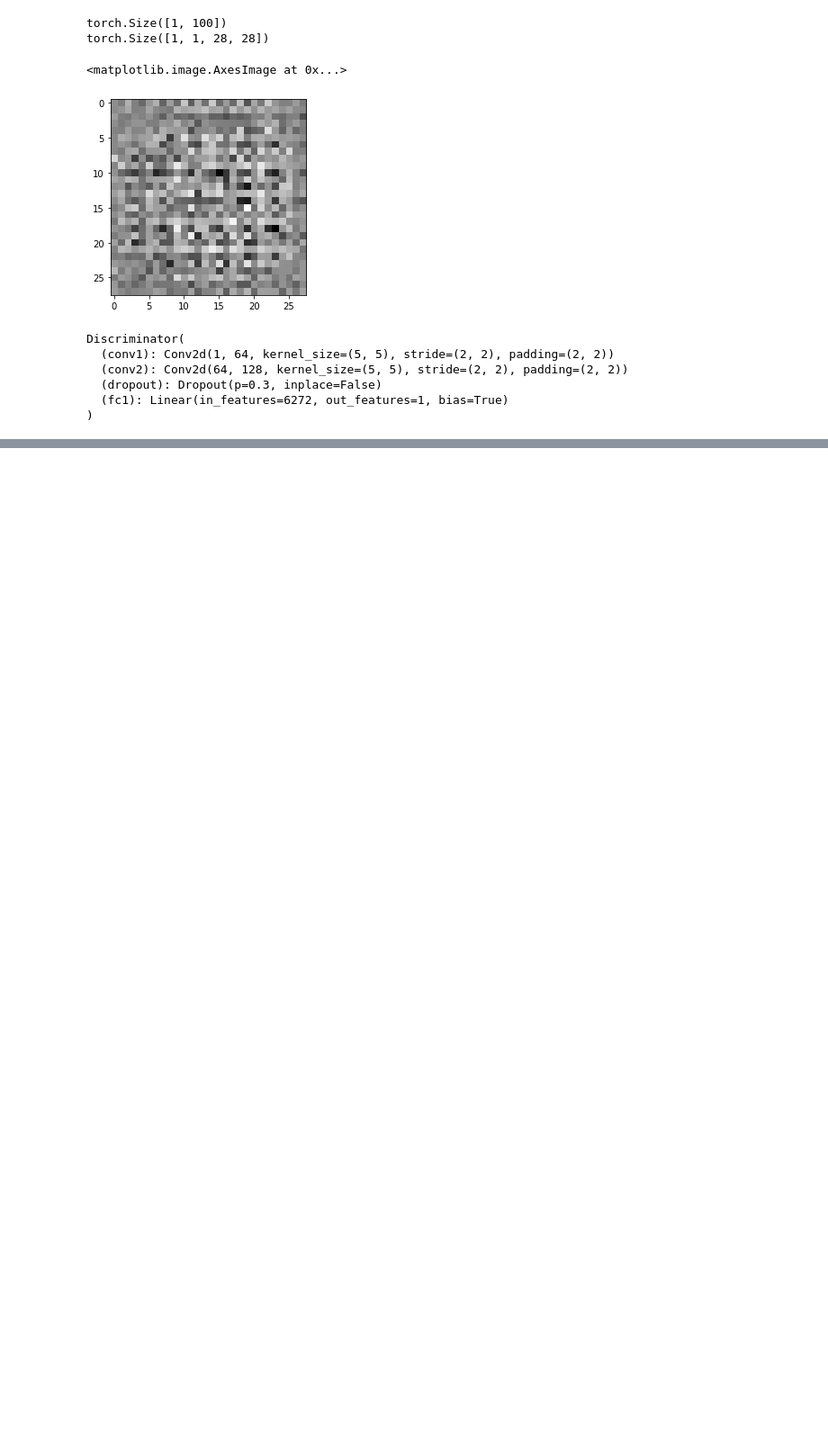
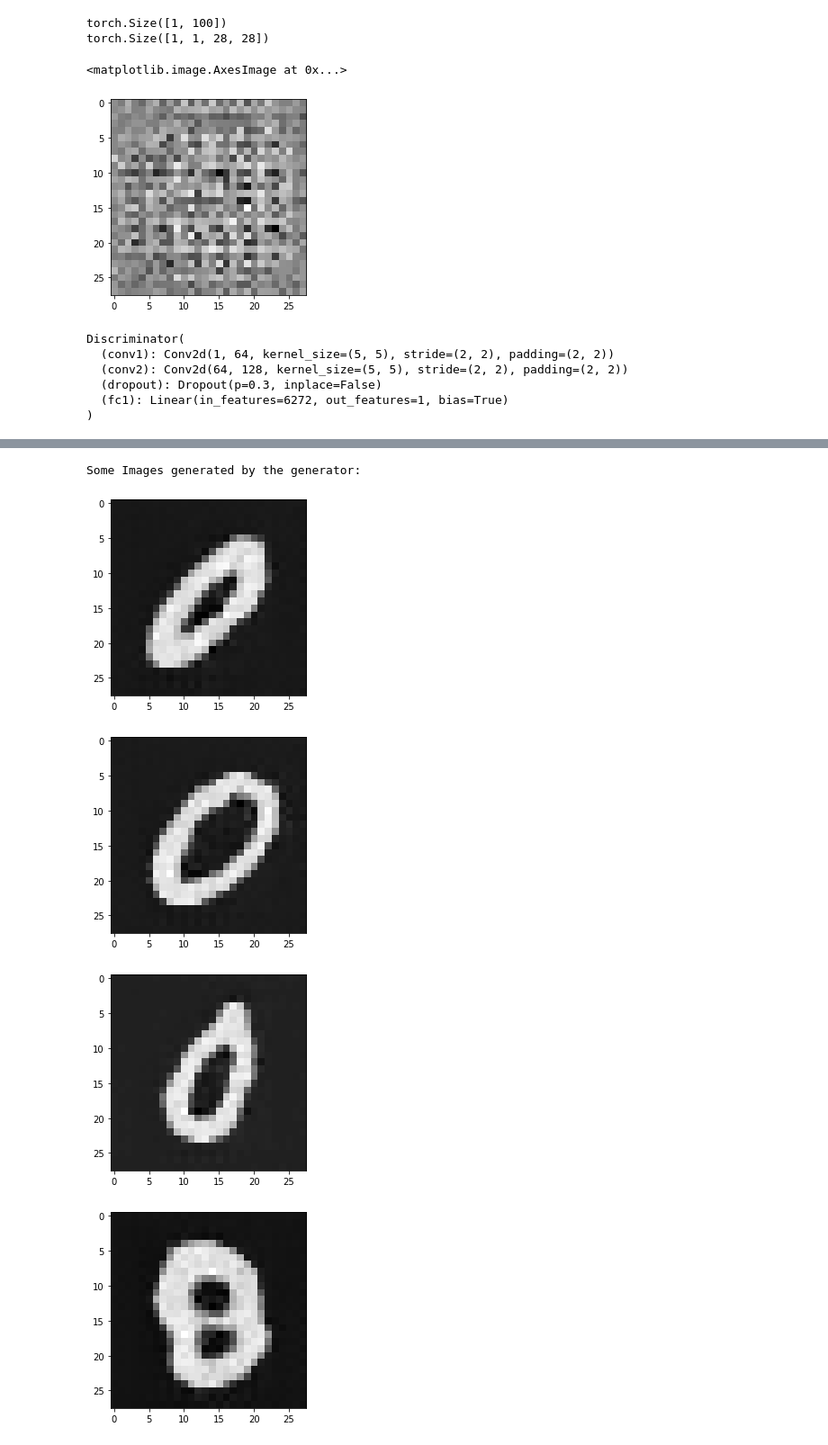
Before and after one commit to divijgera/GAN-MNIST, a Jupyter notebook: gan_mnist_pytorch.ipynb, the cells around one changed output, grey strips where cells are left out. Shown: that part at 90% size. Saved outputs shown, nothing was run; the diff lists cells and outputs as text; code cells hidden in the pictures; blank space fills up the shorter version.

```diff
--- a/gan_mnist_pytorch.ipynb
+++ b/gan_mnist_pytorch.ipynb
@@ -164,8 +173,8 @@ tensor([[0.5120]], grad_fn=<SigmoidBackward0>)
 # %%
 criterion = nn.BCELoss().to(device)
 # %%
-g_optim = optim.Adam(generator.parameters(),lr = 0.001)
-d_optim = optim.RMSprop(discrim.parameters(),lr = 0.005)
+g_optim = optim.Adam(generator.parameters(),lr = 0.0002)
+d_optim = optim.Adam(discrim.parameters(),lr = 0.0002)
 # %%
 def generator_loss(fake_output):
   return criterion(fake_output,torch.ones_like(fake_output))
@@ -200,13 +222,0 @@ def D_train(x):
-# %%
-def G_train(x):
-    generator.zero_grad()
-    bs = x.shape[0]
-    z = Variable(torch.randn(bs, 100).to(device))
-    y = Variable(torch.ones(bs, 1).to(device))
-
-    G_output = generator(z)
-    D_output = discrim(G_output)
-    G_loss = criterion(D_output, y)
-    G_loss.backward()
-    g_optim.step()
-    return G_loss.data.item()
@@ -253,14 +223,16 @@ KeyboardInterrupt: ignored
 # %%
-n_epoch = 10
+n_epoch = 75
 d_loss = []
 g_loss = []
-discrim.train()
-generator.train()
+k=1
 for epoch in range(1, n_epoch+1):
+    discrim.train()
+    generator.train()
     D_losses, G_losses = [], []
     for batch_idx, (x, _) in enumerate(trainloader):
+      for rep in range(k):
         D_losses.append(D_train(x))
-        G_losses.append(G_train(x))
+      G_losses.append(G_train(x))
     d_loss.append(torch.mean(torch.FloatTensor(D_losses)))
     g_loss.append(torch.mean(torch.FloatTensor(G_losses)))
     print('[%d/%d]: loss_d: %.3f, loss_g: %.3f' % (
@@ -269,0 +258,15 @@ KeyboardInterrupt: ignored
+# %%
+generator.eval()
+with torch.no_grad():
+  test_z = Variable(torch.randn(5, 100).to(device))
+  gz = generator(test_z)
+  print("Some Images generated by the generator:")
+  for image in gz:
+    plt.imshow(image.to('cpu')[0, :, :], cmap='gray')
+    plt.show()
+# %% [output]
+Some Images generated by the generator:
+[figure, added]
+[figure, added]
+[figure, added]
+[figure, added]
```
Also changed, not shown: parts of 16 cells of this notebook.
